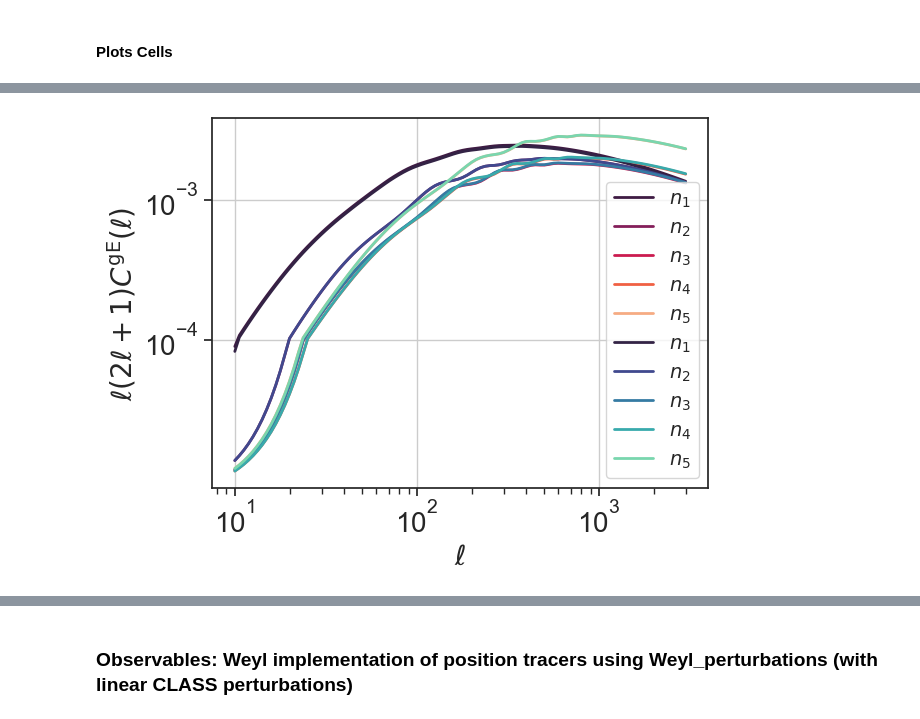
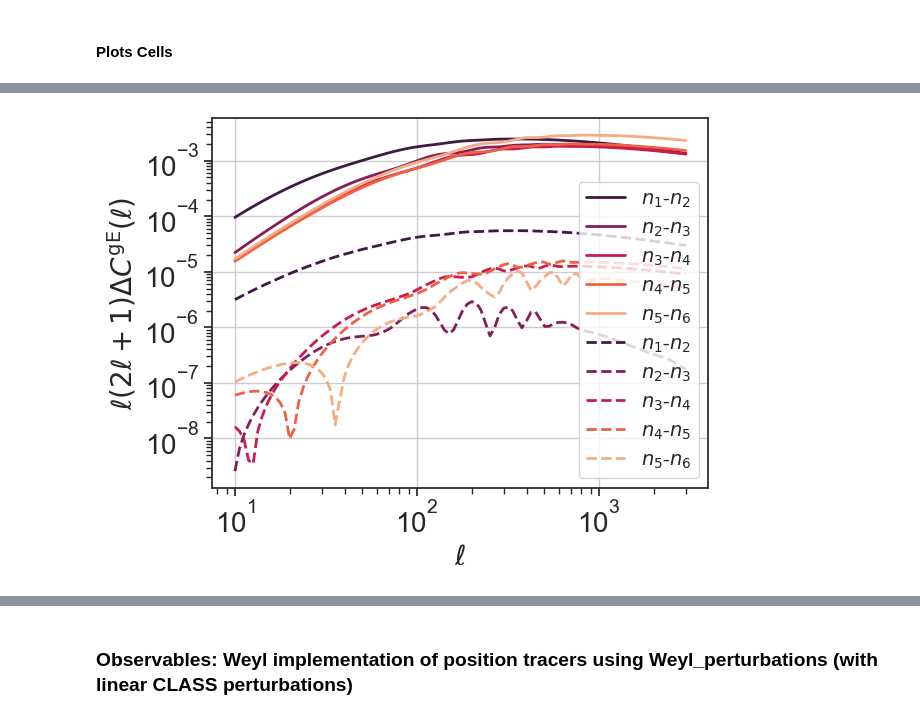
Before and after one commit to cloe-org/playground, a Jupyter notebook: tutorials/observables/photo_Weyl.ipynb, the cells around one changed output, grey strips where cells are left out. Saved outputs shown, nothing was run; the diff lists cells and outputs as text; code cells hidden in the pictures.

Commit message:
Fixing some labels, cleaning old cells in notebook

```diff
--- a/tutorials/observables/photo_Weyl.ipynb
+++ b/tutorials/observables/photo_Weyl.ipynb
@@ -295,6 +299,6 @@ Cells_Weyl.plot_cells_GC_compare(Cells_standard)
 # %%
 ij_list = [[i,i+1] for i in range(1,6)]
 Cells_Weyl.plot_cells_GGL(ij_list)
-Cells_standard.plot_cells_GGL(ij_list, color_palette = 'mako')
+Cells_Weyl.plot_cells_GGL_compare(Cells_standard, ij_list, in_percent = False, yscale = 'log')
 # %% [output]
-[figure, old version]
+[figure, new version]
```
Also changed, not shown: parts of 83 cells of this notebook, 1 other file.
